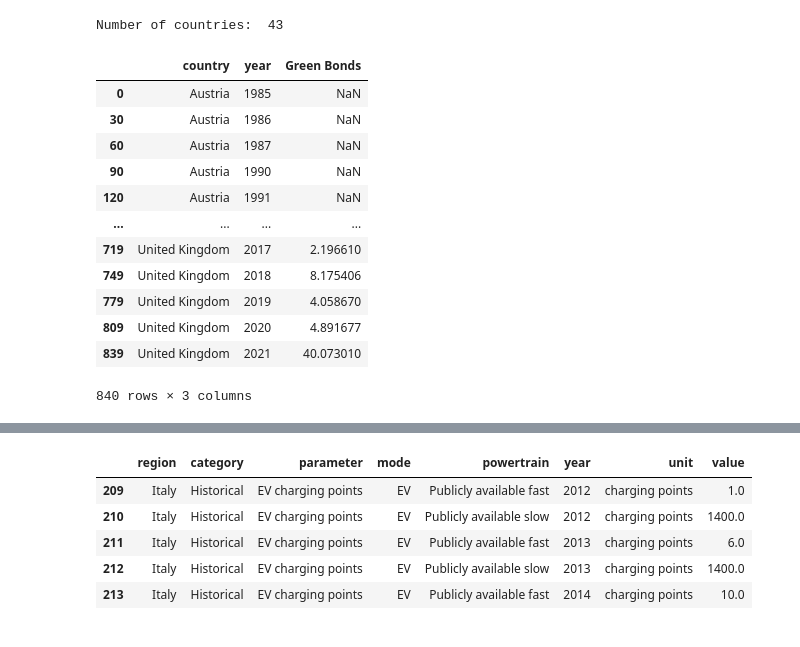
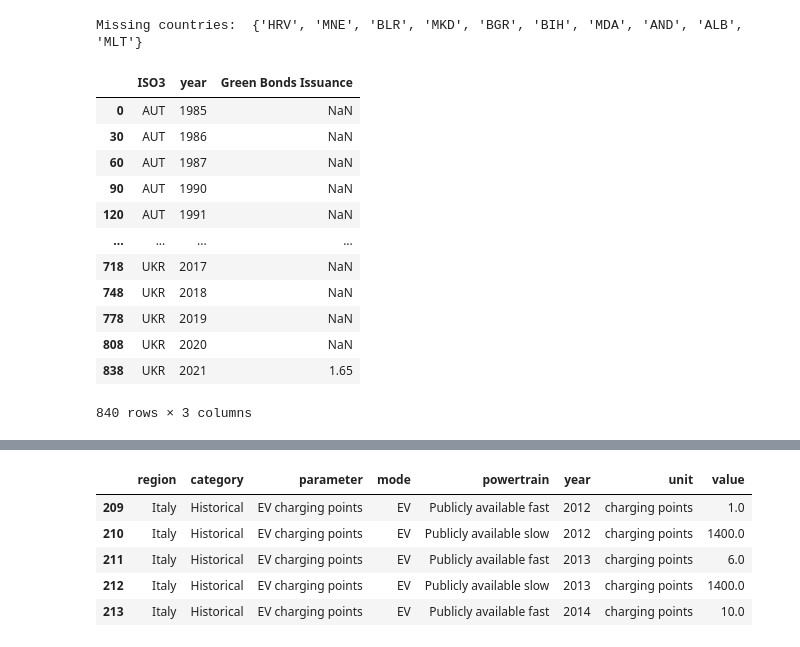
Before and after one commit to TrulsST/VisualAnalytics, a Jupyter notebook: Data_processing.ipynb, the cells around one changed output, grey strips where cells are left out. Cells and saved outputs as stored; diff of their text form; code cells hidden in the pictures.

```diff
--- a/Data_processing.ipynb
+++ b/Data_processing.ipynb
@@ -259,9 +274,11 @@ Number of countries:  43
 # %%
-df_co2 = pd.read_csv("data/owid-co2-data.csv")
-df_co2 = df_co2[df_co2['iso_code'].isin(set(df_temp_change_euro['ISO3']))]
+df_co2 = pd.read_csv("data/annual-co2-emissions-per-country.csv")
 df_co2.columns = df_co2.columns.str.lower()
+df_co2.columns = ['country', 'ISO3', 'year', 'annual co2 emmisions']
+df_co2 = df_co2[df_co2['ISO3'].isin(set(df_temp_change_euro['ISO3']))]
 
 df_co2["year"] = pd.to_numeric(df_co2["year"])
-df_co2_pop = df_co2[['country', 'year', 'population', 'co2']]
-df_co2
+df_co2 = df_co2[['ISO3', 'year', 'annual co2 emmisions']]
+
+print("All countries: ", len((set(df_main['ISO3']) - set(df_co2['ISO3']))) == 0)
 # %% [output]
@@ -282,6 +287,6 @@ df_co2
 # Merge instead of join, because join uses index, while merge could specify
 # multiple columns
 
-df_main = df_main.merge(df_co2_pop, left_on=['country','year'], right_on = ['country', 'year'], how = 'left')
-print("Number of countries: ",len(df_main['country'].unique()))
+df_main = df_main.merge(df_co2, left_on=['ISO3','year'], right_on = ['ISO3', 'year'], how = 'left')
+df_main
 # %% [output]
@@ -292,10 +309,13 @@ df_gdp = pd.read_csv("data/GDP.csv",delimiter=";")
 df_gdp = df_gdp.iloc[: , :-1]
 
 df_gdp = df_gdp[df_gdp['Country Code'].isin(set(df_temp_change_euro['ISO3']))]
-df_gdp.drop(['Country Code', 'Indicator Name', 'Indicator Code'], axis = 1, inplace = True)
+df_gdp.drop(['Country Name', 'Indicator Name', 'Indicator Code'], axis = 1, inplace = True)
 df_gdp.columns = df_gdp.columns.str.lower()
-df_gdp.rename(columns = {'country name':'country'}, inplace=True)
+df_gdp.rename(columns = {'country code' : "ISO3"}, inplace=True)
 
-df_gdp = pd.melt(df_gdp, id_vars=["country"], var_name = ['year'], value_name = 'GDP')
+df_gdp = pd.melt(df_gdp, id_vars=["ISO3"], var_name = ['year'], value_name = 'GDP')
 df_gdp["year"] = pd.to_numeric(df_gdp["year"])
-df_gdp.sort_values(by=["country", 'year'], inplace=True)
+
+print("All countries: ", len((set(df_main['ISO3']) - set(df_gdp['ISO3']))) == 0)
+
+df_gdp
@@ -302,39 +337,43 @@ df_gdp.sort_values(by=["country", 'year'], inplace=True)
 # %%
-df_main = df_main.merge(df_gdp, left_on=['country','year'], right_on = ['country', 'year'], how = 'left')
-print("Number of countries: ",len(df_main['country'].unique()))
+df_main = df_main.merge(df_gdp, left_on=['ISO3','year'], right_on = ['ISO3', 'year'], how = 'left')
-# %% [output]
-Number of countries:  43
 # %%
 # Green Bonds
 df_green_bonds = pd.read_csv("data/Green_Bonds.csv")
 
 df_green_bonds = df_green_bonds[df_green_bonds['ISO3'].isin(set(df_temp_change_euro['ISO3']))]
 df_green_bonds.tail(3)
-df_green_bonds.drop(['ISO2', 'ISO3', 'Indicator', 'Source', 'CTS_Code', 'CTS_Full_Descriptor', 'Type_of_Issuer', 'Use_of_Proceed', 'Principal_Currency'],axis = 1, inplace=True)
+df_green_bonds.drop(['ISO2', 'Indicator', 'Source', 'CTS_Code', 'CTS_Full_Descriptor', 'Type_of_Issuer', 'Use_of_Proceed', 'Principal_Currency'],axis = 1, inplace=True)
 df_green_bonds.columns = df_green_bonds.columns.str.lower()
 df_green_bonds.columns = [str(x).split("f")[-1] for x in df_green_bonds.columns]
 
 # Only keep cts_name equals Green Bonds Issuances, as we can calculate total later (cts_name == Green Bonds)
 df_green_bonds = df_green_bonds.loc[df_green_bonds['cts_name'] == 'Green Bonds Issuances']
-df_green_bonds.drop(['cts_name', 'unit', 'objectid'],axis = 1, inplace=True)
-df_green_bonds = pd.melt(df_green_bonds, id_vars=["country"], var_name = ['year'], value_name = 'Green Bonds')
+df_green_bonds.drop(['cts_name', 'unit', 'objectid', 'country'],axis = 1, inplace=True)
+
+df_green_bonds.rename(columns = {'iso3' : "ISO3"}, inplace=True)
+
+df_green_bonds = pd.melt(df_green_bonds, id_vars=["ISO3"], var_name = ['year'], value_name = 'Green Bonds Issuance')
 df_green_bonds["year"] = pd.to_numeric(df_green_bonds["year"])
-df_green_bonds.sort_values(by=["country", 'year'], inplace=True)
+df_green_bonds.sort_values(by=["ISO3", 'year'], inplace=True)
+
+print("Missing countries: ", (set(df_main['ISO3']) - set(df_green_bonds['ISO3'])))
+
 df_green_bonds
 # %% [output]
+Missing countries:  {'HRV', 'MNE', 'BLR', 'MKD', 'BGR', 'BIH', 'MDA', 'AND', 'ALB', 'MLT'}
-|  | country | year | Green Bonds |
-| 0 | Austria | 1985 | NaN |
-| 30 | Austria | 1986 | NaN |
-| 60 | Austria | 1987 | NaN |
-| 90 | Austria | 1990 | NaN |
-| 120 | Austria | 1991 | NaN |
+|  | ISO3 | year | Green Bonds Issuance |
+| 0 | AUT | 1985 | NaN |
+| 30 | AUT | 1986 | NaN |
+| 60 | AUT | 1987 | NaN |
+| 90 | AUT | 1990 | NaN |
+| 120 | AUT | 1991 | NaN |
 | ... | ... | ... | ... |
-| 719 | United Kingdom | 2017 | 2.196610 |
-| 749 | United Kingdom | 2018 | 8.175406 |
-| 779 | United Kingdom | 2019 | 4.058670 |
-| 809 | United Kingdom | 2020 | 4.891677 |
-| 839 | United Kingdom | 2021 | 40.073010 |
+| 718 | UKR | 2017 | NaN |
+| 748 | UKR | 2018 | NaN |
+| 778 | UKR | 2019 | NaN |
+| 808 | UKR | 2020 | NaN |
+| 838 | UKR | 2021 | 1.65 |
-840 rows × 3 columns
+840 rows × 3 columns
 # %%
 df_green_bonds.info()
 # %% [output]
```
Also changed, not shown: parts of 21 cells of this notebook, 4 other files.
